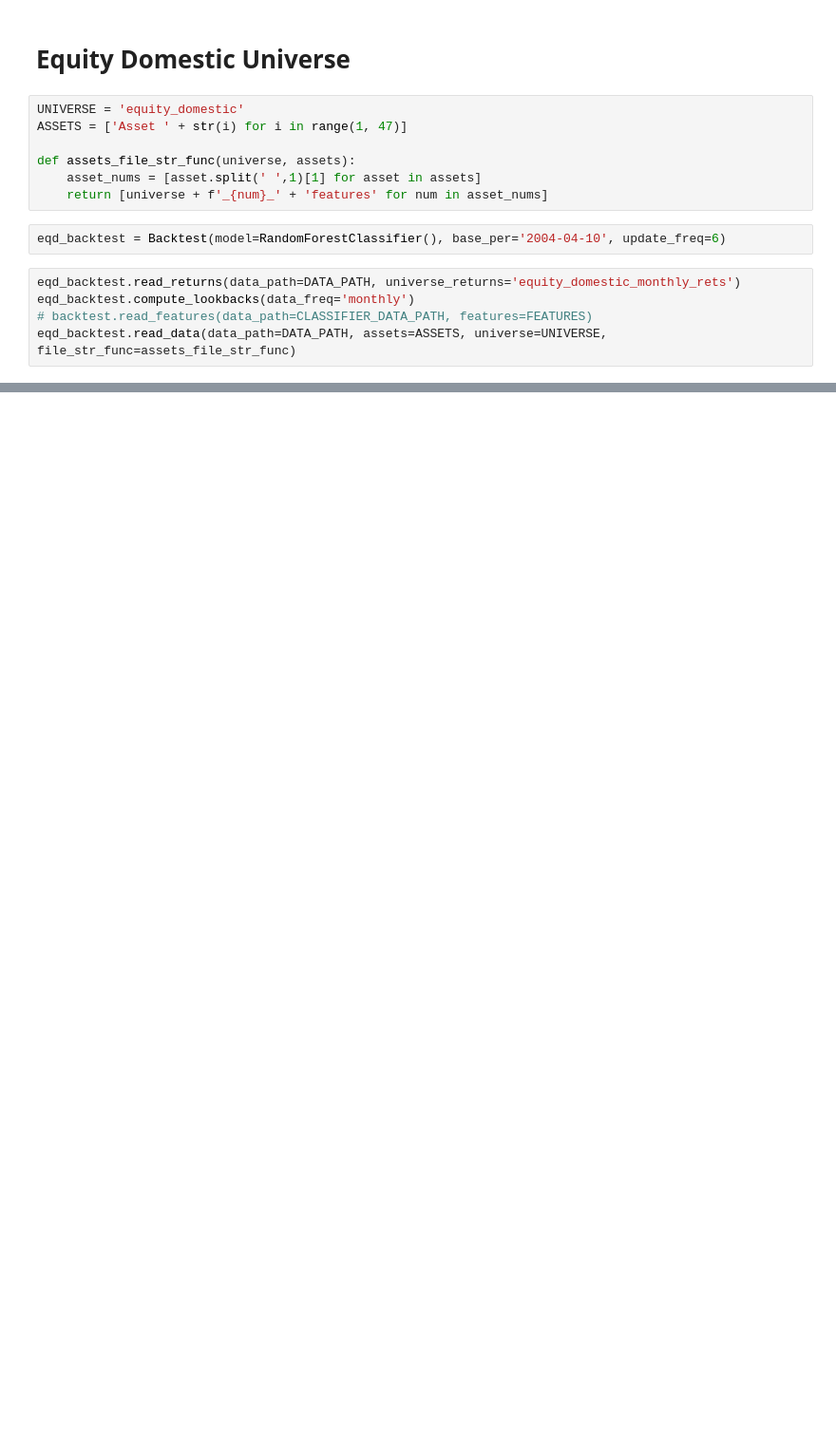
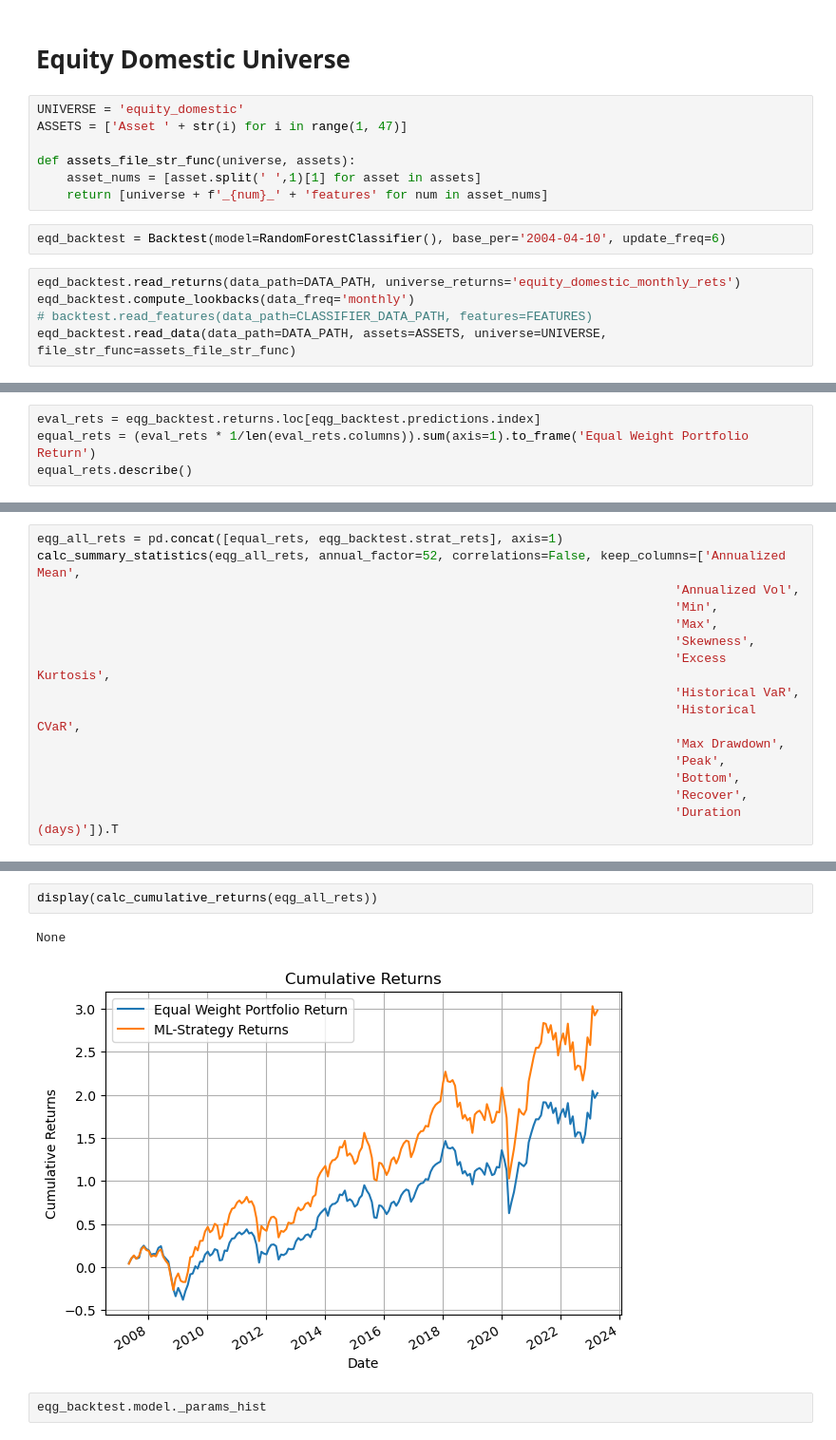
Before and after one commit to FlexiblePlanInvestmentsLtd/UniversityofChicago, a Jupyter notebook: backtest/backtest.ipynb, the cells around one changed output, grey strips where cells are left out. Shown at 95% size. Saved outputs shown, nothing was run; the diff lists cells and outputs as text; blank space fills up the shorter version.

```diff
--- a/backtest/backtest.ipynb
+++ b/backtest/backtest.ipynb
@@ -312,0 +448,4 @@ array([ True,  True,  True,  True,  True,  True,  True,  True,  True,
+# %%
+eval_rets = eqg_backtest.returns.loc[eqg_backtest.predictions.index]
+equal_rets = (eval_rets * 1/len(eval_rets.columns)).sum(axis=1).to_frame('Equal Weight Portfolio Return')
+equal_rets.describe()
@@ -312,0 +462,15 @@ array([ True,  True,  True,  True,  True,  True,  True,  True,  True,
+# %%
+eqg_all_rets = pd.concat([equal_rets, eqg_backtest.strat_rets], axis=1)
+calc_summary_statistics(eqg_all_rets, annual_factor=52, correlations=False, keep_columns=['Annualized Mean',
+                                                                                      'Annualized Vol',
+                                                                                      'Min',
+                                                                                      'Max',
+                                                                                      'Skewness',
+                                                                                      'Excess Kurtosis',
+                                                                                      'Historical VaR',
+                                                                                      'Historical CVaR',
+                                                                                      'Max Drawdown',
+                                                                                      'Peak',
+                                                                                      'Bottom',
+                                                                                      'Recover',
+                                                                                      'Duration (days)']).T
@@ -312,0 +494,7 @@ array([ True,  True,  True,  True,  True,  True,  True,  True,  True,
+# %%
+display(calc_cumulative_returns(eqg_all_rets))
+# %% [output]
+None
+[figure, added]
+# %%
+eqg_backtest.model._params_hist
```
Also changed, not shown: parts of 36 cells of this notebook, 1 other file.
